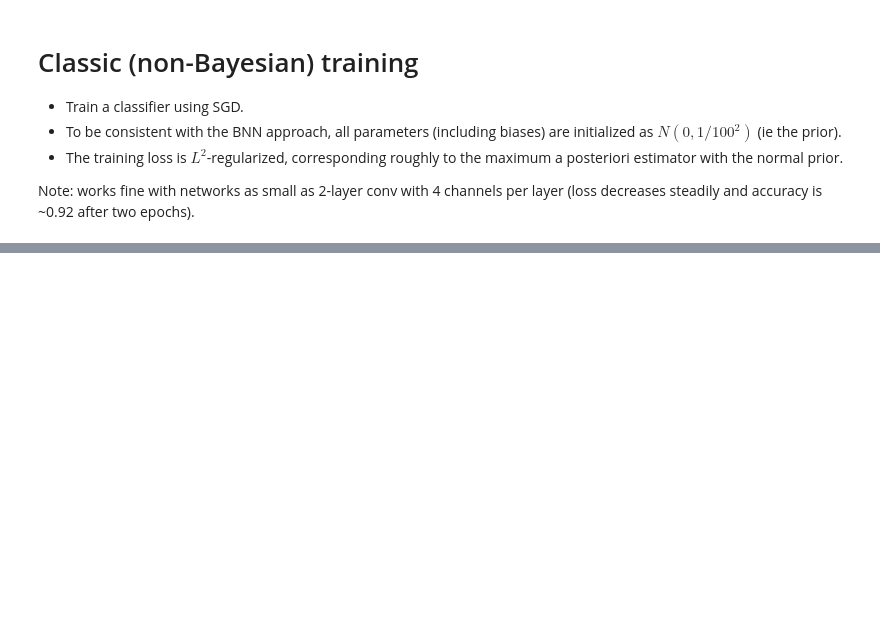
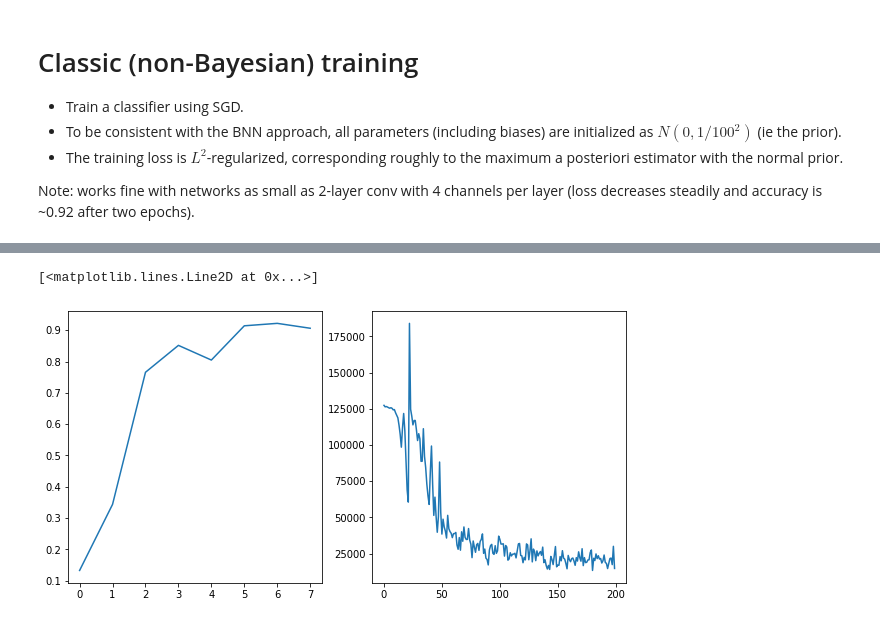
Before and after one commit to ratschlab/projects-2020-Neural-SVGD, a Jupyter notebook: notebooks/bayesian-neural-network/SGLD.ipynb, the cells around one changed output, grey strips where cells are left out. Cells and saved outputs as stored; diff of their text form; code cells hidden in the pictures; blank space fills up the shorter version.

```diff
--- a/notebooks/bayesian-neural-network/SGLD.ipynb
+++ b/notebooks/bayesian-neural-network/SGLD.ipynb
@@ -297,0 +203,8 @@ print(compute_accuracy(params))
+# %%
+#  strides = 1 for both, half channels on 2., 12k params
+fig, axs = plt.subplots(1, 2, figsize=[10, 5])
+axs[0].plot(accs)
+axs[1].plot(ls)
+# %% [output]
+[<matplotlib.lines.Line2D at 0x...>]
+[figure, added]
```
Also changed, not shown: parts of 30 cells of this notebook, 2 other files.
